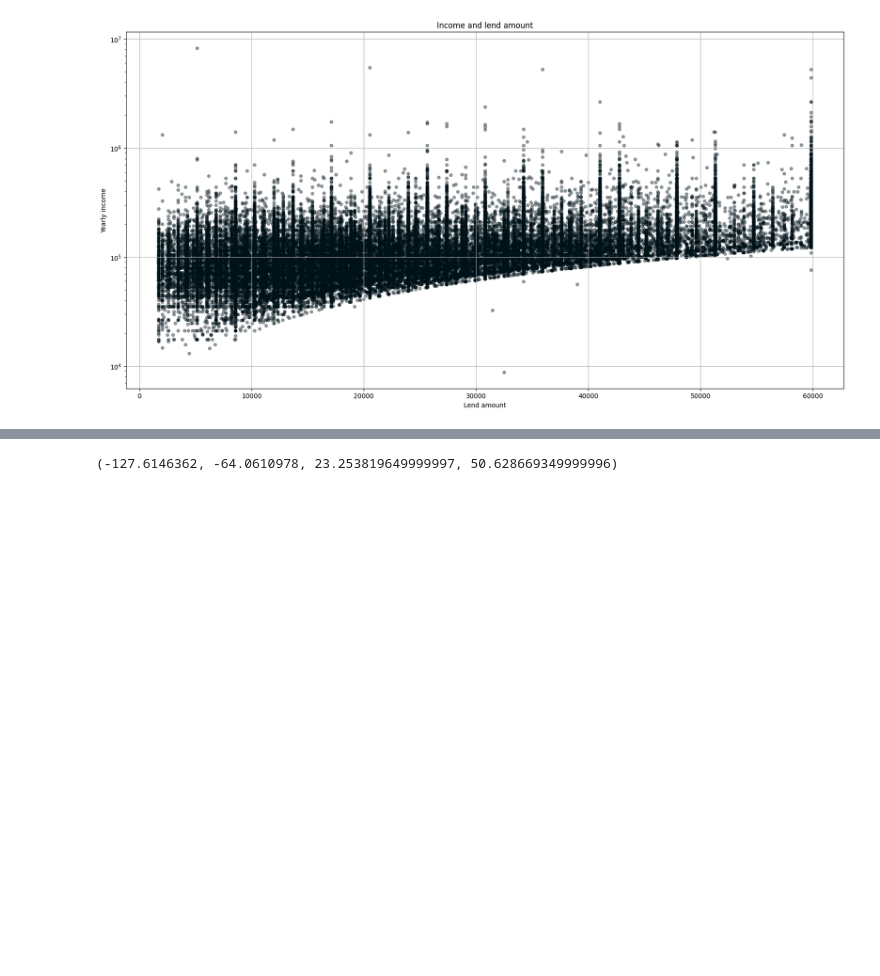
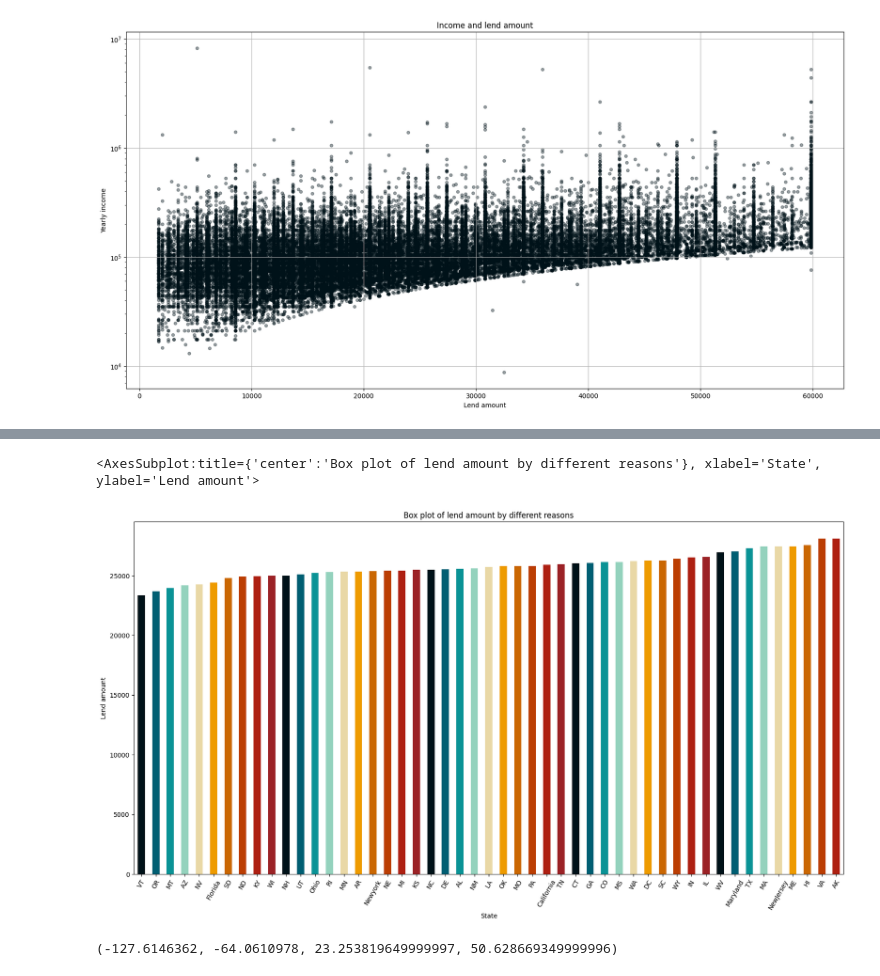
Before and after one commit to applesoju/MAiED, a Jupyter notebook: maied.ipynb, the cells around one changed output, grey strips where cells are left out. Cells and saved outputs as stored; diff of their text form; code cells hidden in the pictures; blank space fills up the shorter version.

```diff
--- a/maied.ipynb
+++ b/maied.ipynb
@@ -117,3 +129,13 @@ ax.set_yscale('log')
+# %%
+df.groupby('State')['Lend_Amount'].mean().sort_values().plot.bar(figsize=(20, 10),
+                                                                 title='Box plot of lend amount by different reasons',
+                                                                 rot=60,
+                                                                 color=colors,
+                                                                 xlabel='State',
+                                                                 ylabel='Lend amount')
+# %% [output]
+<AxesSubplot:title={'center':'Box plot of lend amount by different reasons'}, xlabel='State', ylabel='Lend amount'>
+[figure, added]
 # %%
 # USA heatmap
 usa_map = gpd.read_file('usa_map_data/usa-states-census-2014.shp')
```
Also changed, not shown: parts of 5 cells of this notebook.
